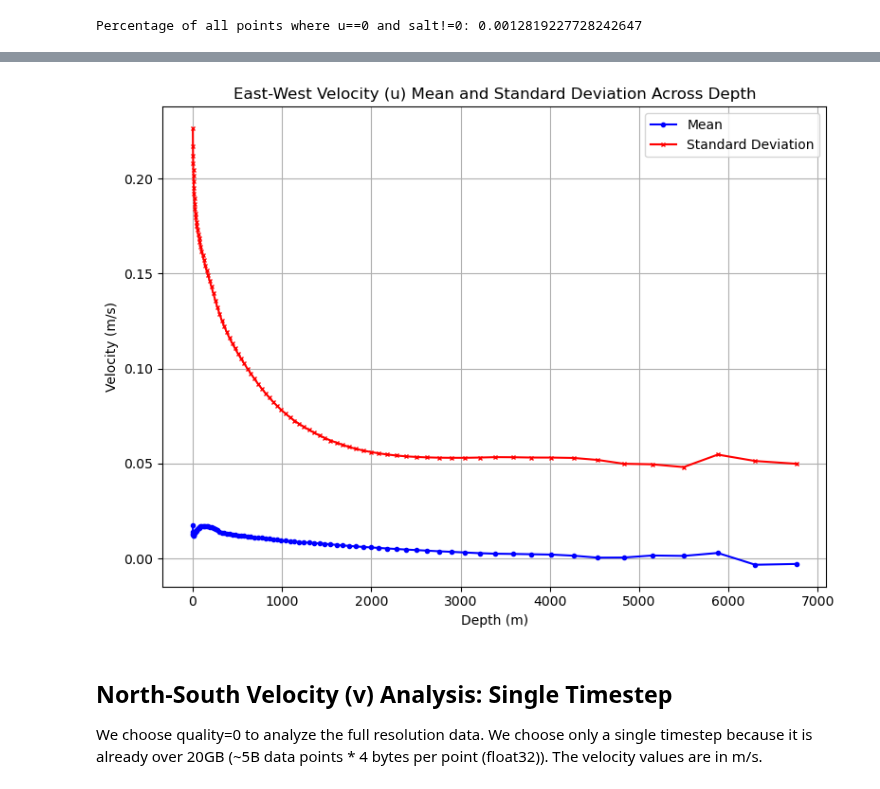
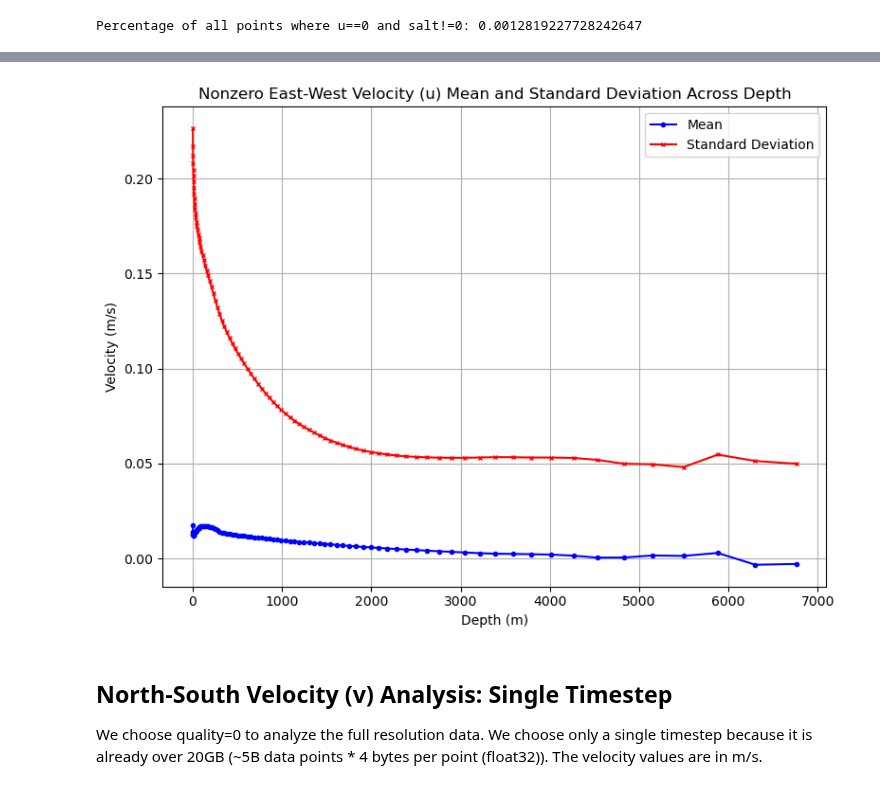
Before and after one commit to jhalloy/SeaView, a Jupyter notebook: llc2160_data_exploration.ipynb, the cells around one changed output, grey strips where cells are left out. Drawn from its saved outputs; the diff is of its cells as text; code cells hidden in the pictures.

Commit message:
Add graph descriptions

```diff
--- a/llc2160_data_exploration.ipynb
+++ b/llc2160_data_exploration.ipynb
@@ -207,19 +212,19 @@ processing depth=89
 # %%
-# plot the mean and standard deviation values for each depth level
+# plot the mean and standard deviation of nonzero values for each depth level
 plt.figure(figsize=(8, 6))
 
 plt.plot(depth_levels, mean_across_depth, label="Mean", color='blue', marker='o', markersize=3)
 plt.plot(depth_levels, std_across_depth, label="Standard Deviation", color='red', marker='x', markersize=3)
 
 plt.xlabel("Depth (m)")
 plt.ylabel("Velocity (m/s)")
-plt.title("East-West Velocity (u) Mean and Standard Deviation Across Depth")
+plt.title("Nonzero East-West Velocity (u) Mean and Standard Deviation Across Depth")
 plt.legend()
 plt.grid(True)
 plt.tight_layout()
 plt.show()
 # %% [output]
-[figure, old version]
+[figure, new version]
 # %% [markdown]
 ## **North-South Velocity (v) Analysis: Single Timestep**
 We choose quality=0 to analyze the full resolution data. We choose only a single timestep because it is already over 20GB (~5B data points * 4 bytes per point (float32)). The velocity values are in m/s.
```
Also changed, not shown: parts of 3 cells of this notebook.
